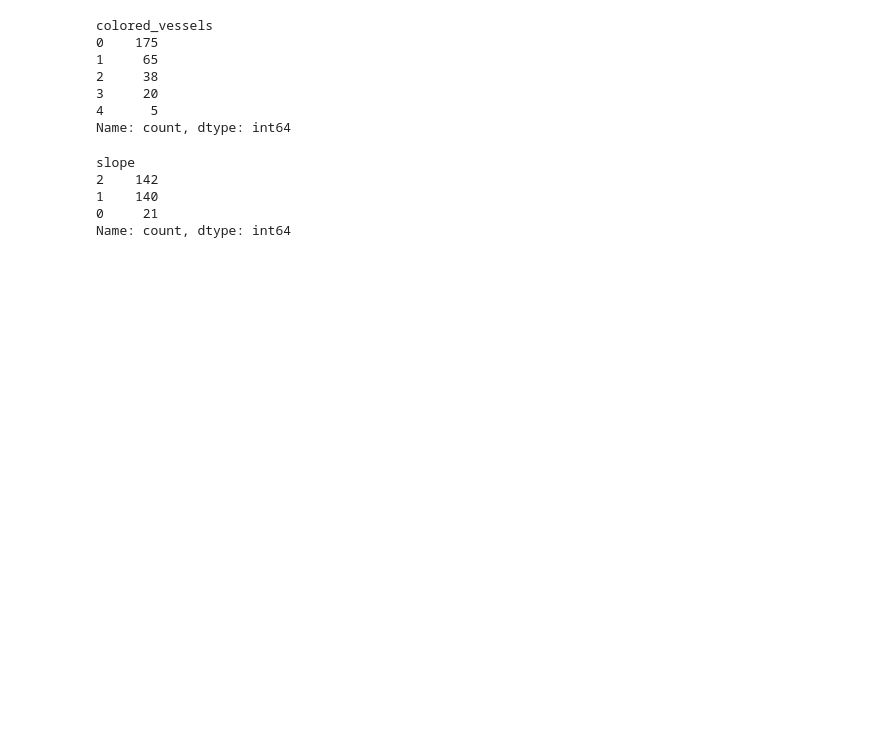
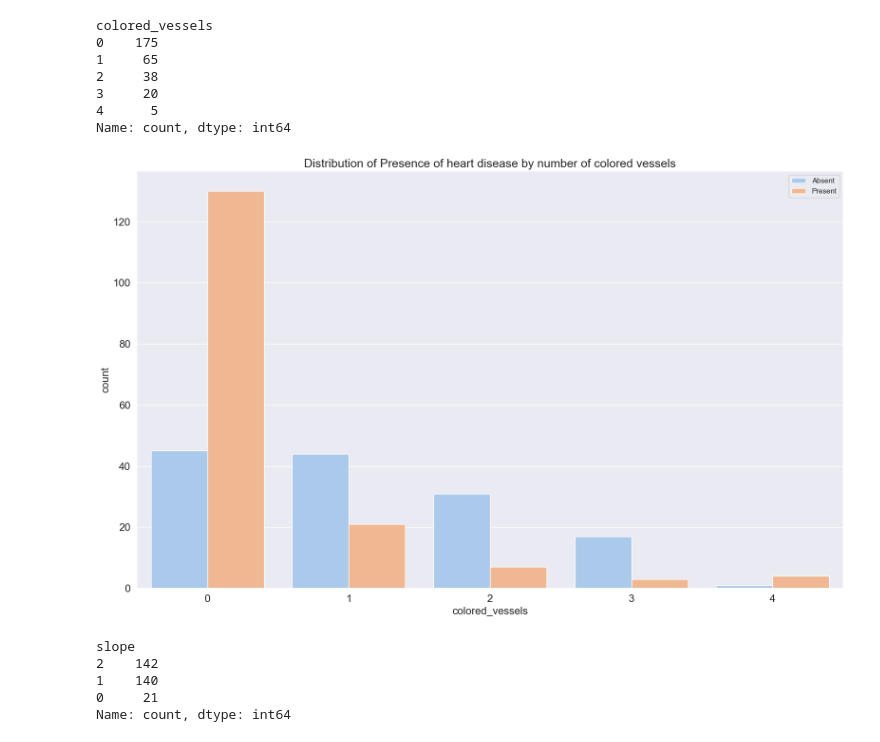
Before and after one commit to thuytienleee/Analyzing-the-Heart-Disease-Dataset, a Jupyter notebook: upload_dataset.ipynb, the cells around one changed output. Drawn from its saved outputs; the diff is of its cells as text; code cells hidden in the pictures; blank space fills up the shorter version.

```diff
--- a/upload_dataset.ipynb
+++ b/upload_dataset.ipynb
@@ -187,6 +200,17 @@ colored_vessels
 3     20
 4      5
 Name: count, dtype: int64
+# %%
+d = sns.countplot(x = 'colored_vessels', data= df, hue='target', palette='pastel', legend = False)
+d.set_title('Distribution of Presence of heart disease by number of colored vessels')
+d.set_xticks([0, 1, 2, 3, 4])
+d.set_xticklabels(['0', '1', '2', '3', '4'], fontsize = 16)
+
+plt.legend(labels=['Absent', 'Present'])
+plt.tight_layout()
+plt.show()
+# %% [output]
+[figure, added]
 # %%
 df.slope.value_counts()
 # %% [output]
```
Also changed, not shown: parts of 10 cells of this notebook.
